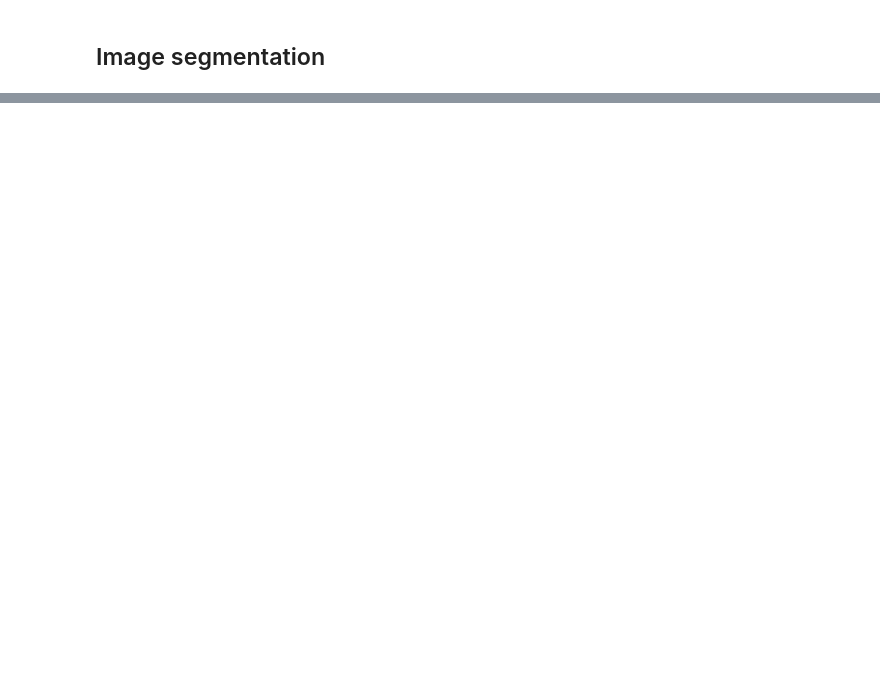
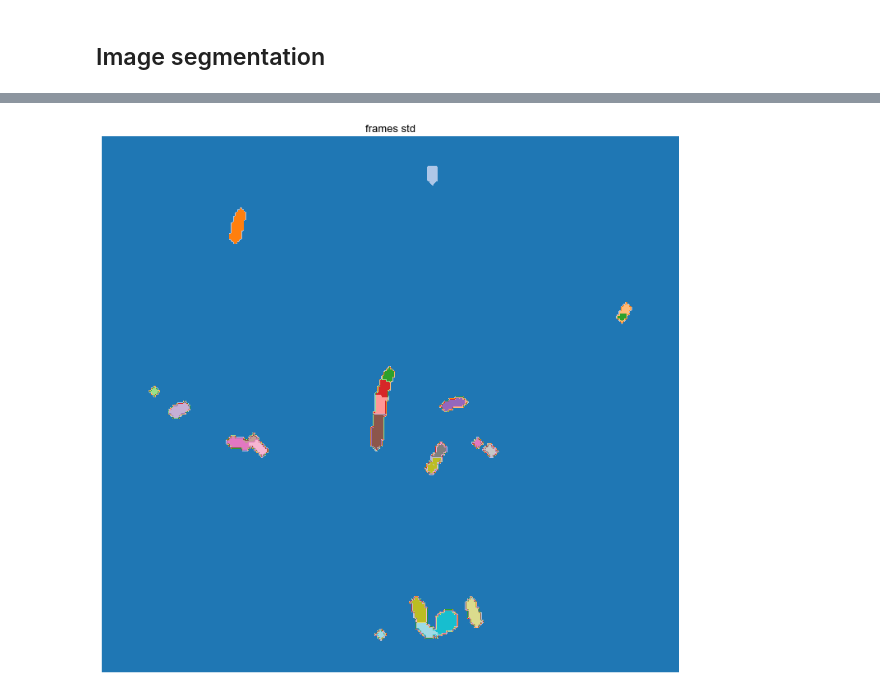
Before and after one commit to Alienor134/image_segmentation, a Jupyter notebook: image_segmentation.ipynb, the cells around one changed output, grey strips where cells are left out. Drawn from its saved outputs; the diff is of its cells as text; code cells hidden in the pictures; blank space fills up the shorter version.

```diff
--- a/image_segmentation.ipynb
+++ b/image_segmentation.ipynb
@@ -170,3 +176,5 @@ mask, FO = segment_image(contrast = 2, autolevel = 5, dist_max = False, dist_seg
 # %%
-g.cmap = "flag"
+g.cmap = "tab20"
 fig = g.multi(mask)
+# %% [output]
+[figure, added]
```
Also changed, not shown: parts of 5 cells of this notebook, 5 other files.
